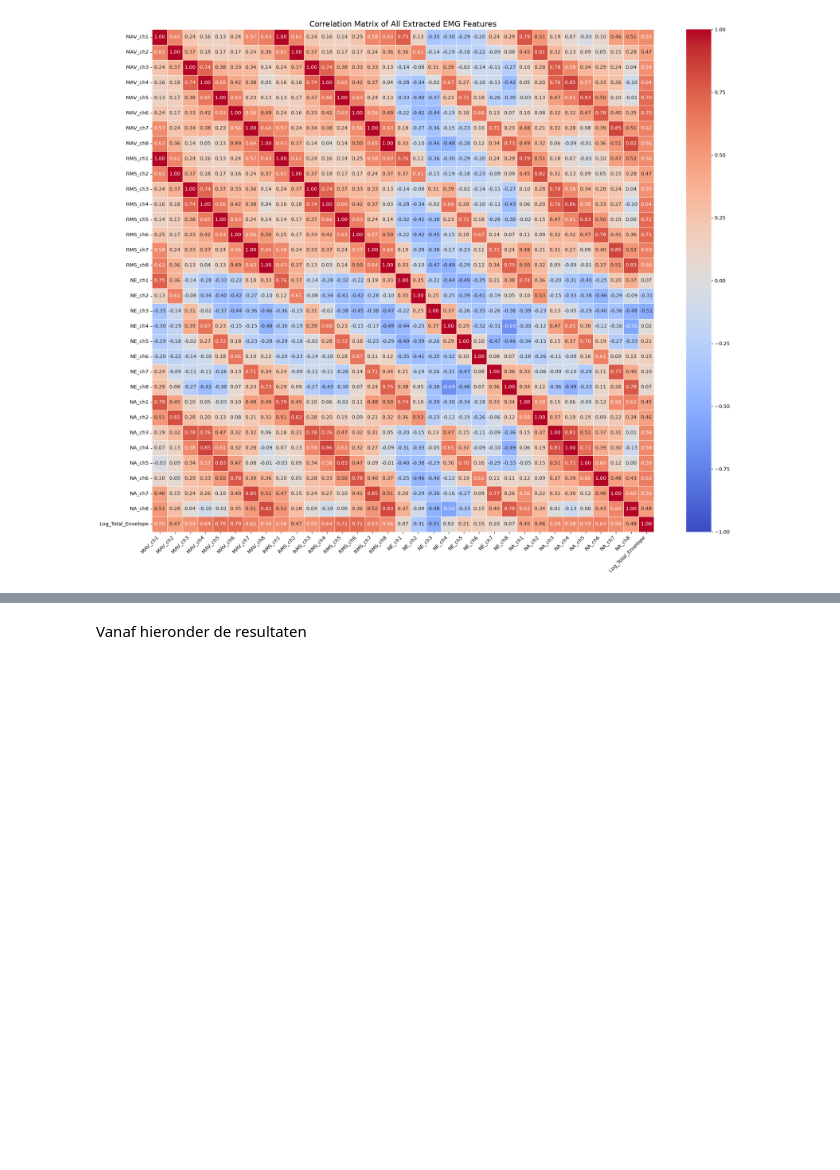
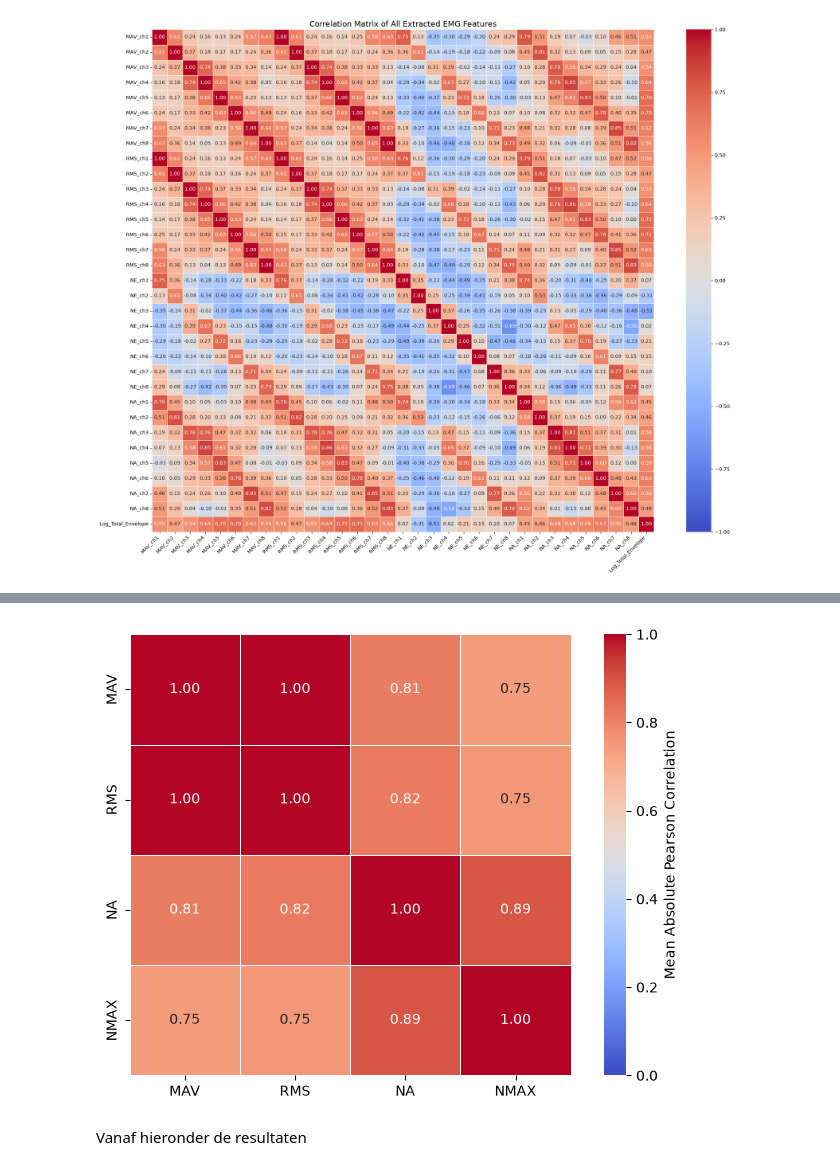
Before and after one commit to laauritaa/S-S_EMG, a Jupyter notebook: Model_Testing_with_NA.ipynb, the cells around one changed output, grey strips where cells are left out. Cells and saved outputs as stored; diff of their text form; code cells hidden in the pictures; blank space fills up the shorter version.

```diff
--- a/Model_Testing_with_NA.ipynb
+++ b/Model_Testing_with_NA.ipynb
@@ -2068,3 +2152,54 @@ plt.show()
+# %%
+import numpy as np
+import pandas as pd
+import matplotlib.pyplot as plt
+import seaborn as sns
+
+feature_groups = ["MAV", "RMS", "NA", "NMAX"]
+
+# Calculate average absolute correlation
+# between corresponding channels
+group_corr = pd.DataFrame(
+    index=feature_groups,
+    columns=feature_groups,
+    dtype=float
+)
+
+for feature1 in feature_groups:
+    for feature2 in feature_groups:
+
+        correlations = []
+
+        for ch in range(1, 9):
+
+            col1 = f"{feature1}_ch{ch}"
+            col2 = f"{feature2}_ch{ch}"
+
+            corr = df_model[col1].corr(df_model[col2])
+            correlations.append(abs(corr))
+
+        group_corr.loc[feature1, feature2] = np.mean(correlations)
+
+# Plot correlation matrix
+plt.figure(figsize=(7, 5))
+
+sns.heatmap(
+    group_corr,
+    annot=True,
+    fmt=".2f",
+    cmap="coolwarm",
+    vmin=0,
+    vmax=1,
+    square=True,
+    linewidths=0.5,
+    cbar_kws={"label": "Mean Absolute Pearson Correlation"}
+)
+
+# plt.title("Correlation Between EMG Feature Groups")
+plt.tight_layout()
+plt.show()
+# %% [output]
+[figure, added]
 # %% [markdown]
 Vanaf hieronder de resultaten
 # %%
```
Also changed, not shown: parts of 2 cells of this notebook, 5 other files.
